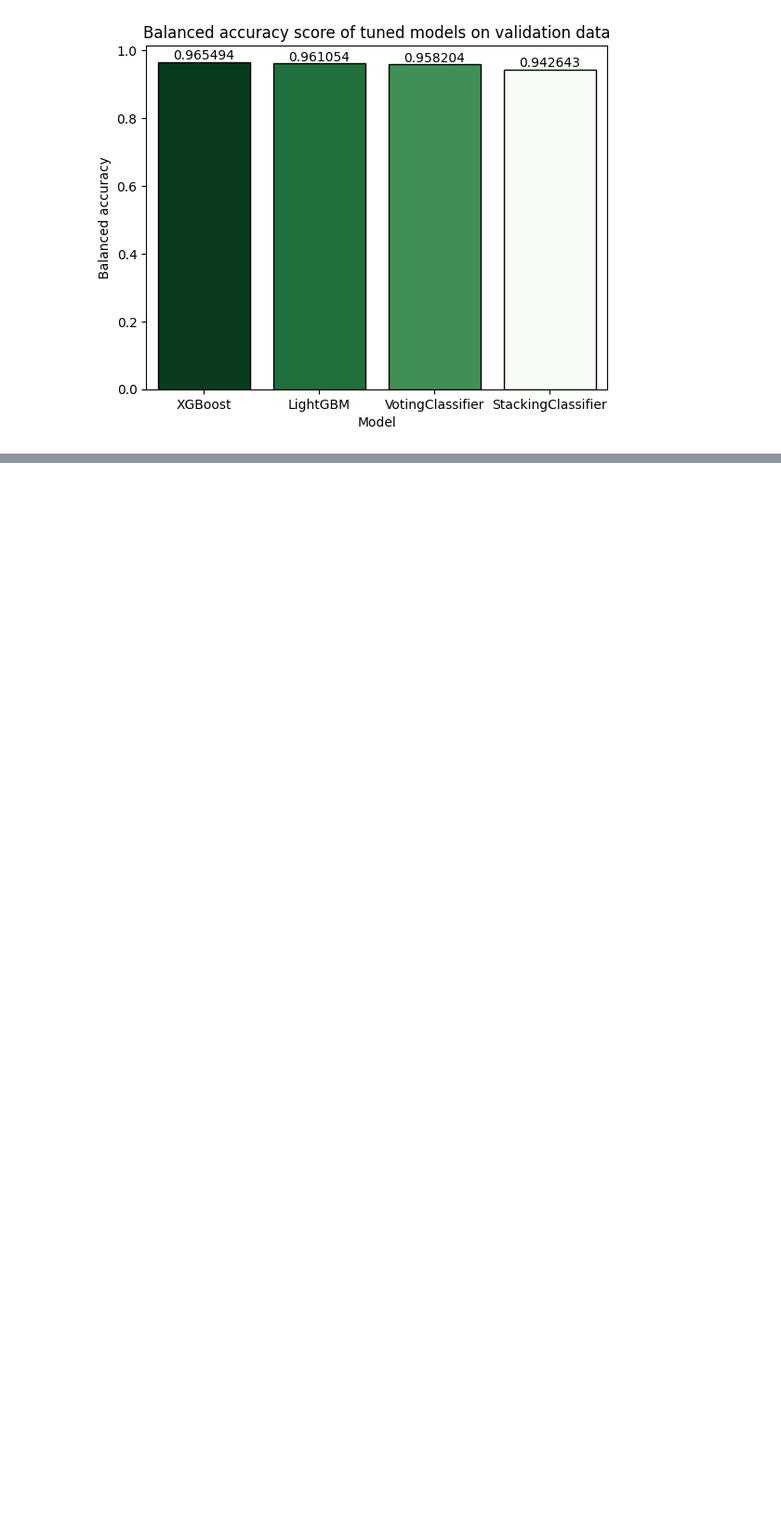
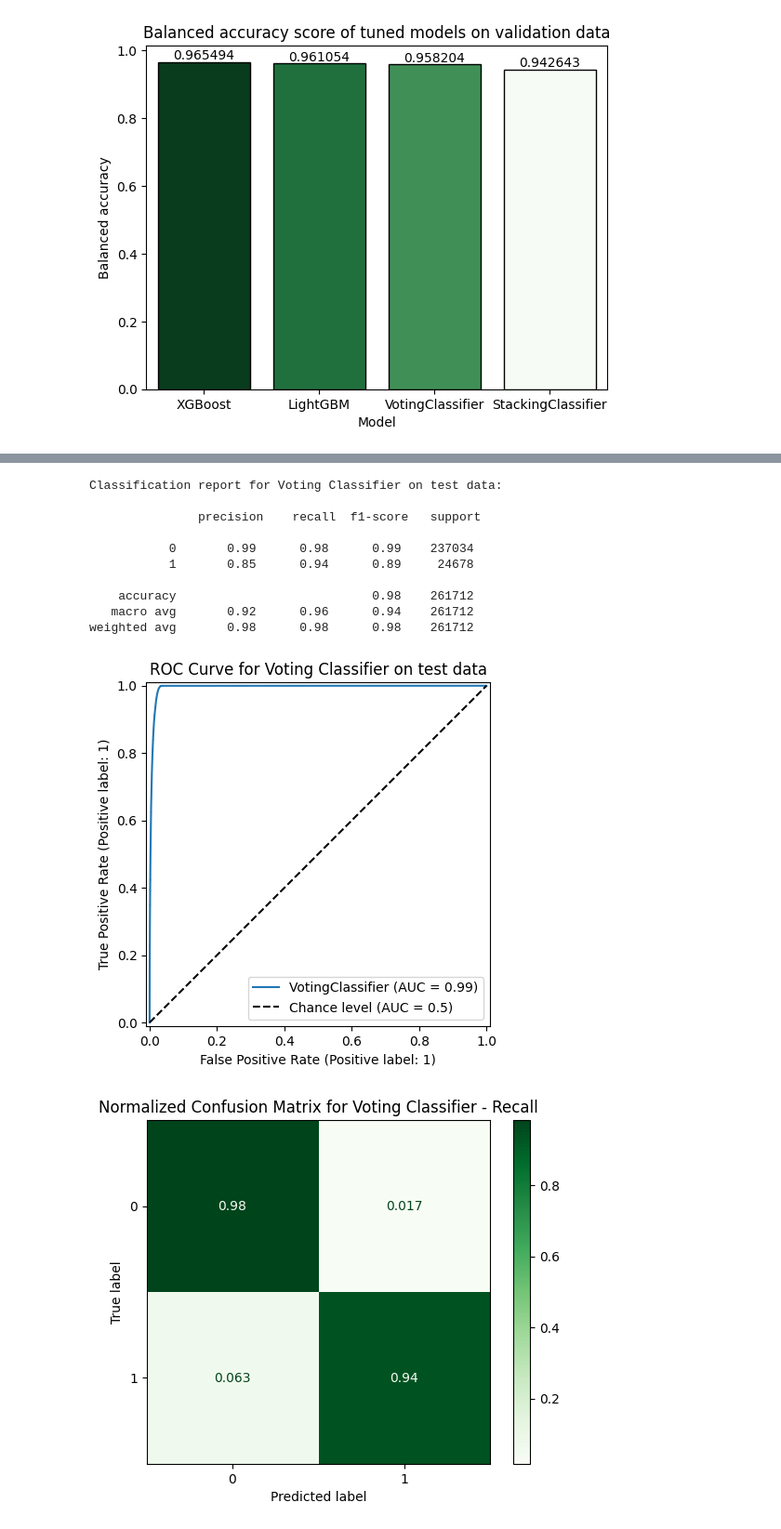
Before and after one commit to S84v/gst-analytics-hackathon, a Jupyter notebook: main.ipynb, the cells around one changed output, grey strips where cells are left out. Shown at 93% size. Cells and saved outputs as stored; diff of their text form; code cells hidden in the pictures; blank space fills up the shorter version.

```diff
--- a/main.ipynb
+++ b/main.ipynb
@@ -1731,0 +1818,49 @@ for col in model_scores_test.columns[1:]:
+# %%
+classification_report_vote_clf = metrics.classification_report(np.ravel(ytest),
+                                                               vote_clf.predict(xtest))
+
+print("Classification report for Voting Classifier on test data: \n\n", classification_report_vote_clf)
+
+roc_curve_test_vote_clf = metrics.RocCurveDisplay.from_estimator(vote_clf,
+                                                                 xtest,
+                                                                 np.ravel(ytest),
+                                                                 plot_chance_level=True)
+plt.title('ROC Curve for Voting Classifier on test data')
+plt.show()
+
+ax = metrics.ConfusionMatrixDisplay.from_estimator(vote_clf,
+                                                   xtest,
+                                                   np.ravel(ytest),
+                                                   normalize='true',
+                                                   cmap = 'Greens')
+plt.title('Normalized Confusion Matrix for Voting Classifier - Recall')
+plt.show()
+
+ax = metrics.ConfusionMatrixDisplay.from_estimator(vote_clf,
+                                                   xtest,
+                                                   np.ravel(ytest),
+                                                   normalize='pred',
+                                                   cmap = 'Greens')
+plt.title('Normalized Confusion Matrix for Voting Classifier - Precision')
+plt.show()
+
+ax = metrics.ConfusionMatrixDisplay.from_estimator(vote_clf,
+                                                   xtest,
+                                                   np.ravel(ytest),
+                                                   normalize='all',
+                                                   cmap = 'Greens')
+plt.title('Normalized Confusion Matrix for Voting Classifier - All values')
+plt.show()
+# %% [output]
+Classification report for Voting Classifier on test data:
+
+               precision    recall  f1-score   support
+
+           0       0.99      0.98      0.99    237034
+           1       0.85      0.94      0.89     24678
+
+    accuracy                           0.98    261712
+   macro avg       0.92      0.96      0.94    261712
+weighted avg       0.98      0.98      0.98    261712
+[figure, added]
+[figure, added]
```
Also changed, not shown: parts of 8 cells of this notebook.
